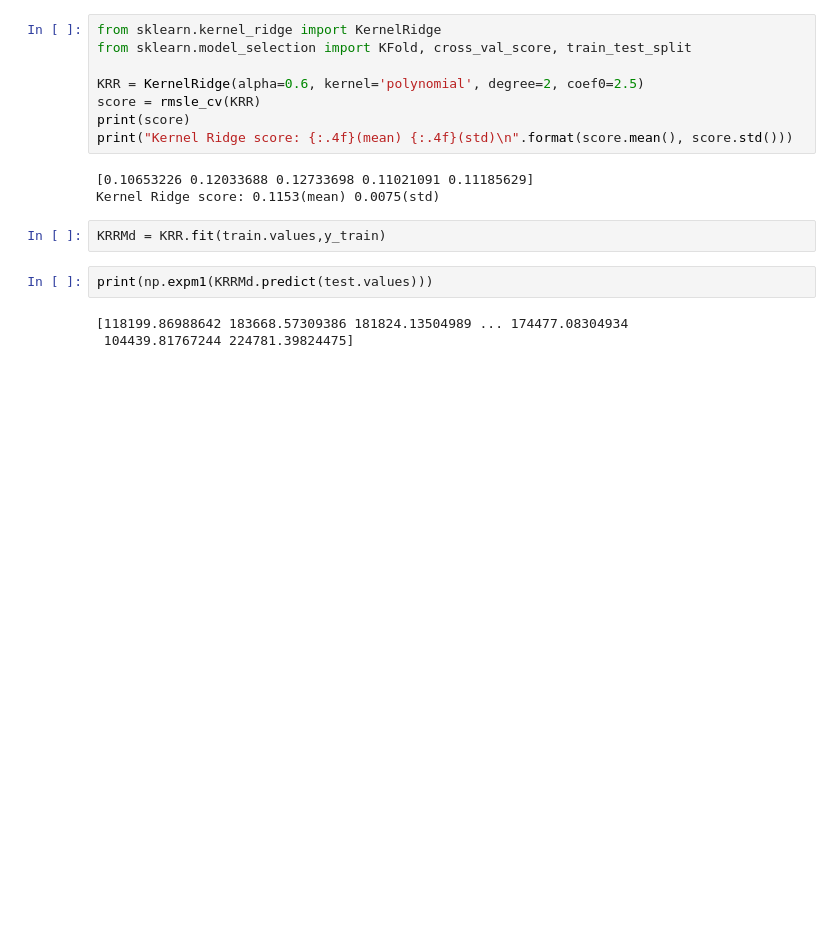
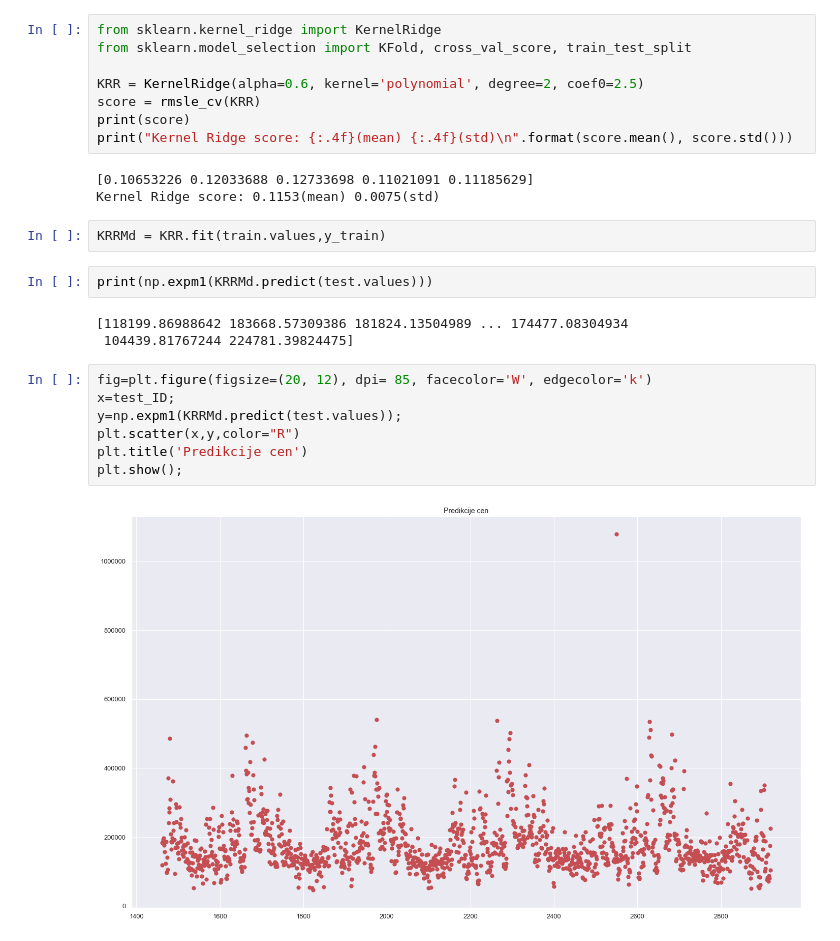
Before and after one commit to amadej10/PR19ASDBJCBZ, a Jupyter notebook: NapovedovanjeCen.ipynb, the cells around one changed output. Drawn from its saved outputs; the diff is of its cells as text; blank space fills up the shorter version.

```diff
--- a/PricePrediction.ipynb
+++ b/NapovedovanjeCen.ipynb
@@ -215,3 +215,12 @@ print(np.expm1(KRRMd.predict(test.values)))
 # %% [output]
 [118199.86988642 183668.57309386 181824.13504989 ... 174477.08304934
  104439.81767244 224781.39824475]
+# %%
+fig=plt.figure(figsize=(20, 12), dpi= 85, facecolor='W', edgecolor='k')
+x=test_ID;
+y=np.expm1(KRRMd.predict(test.values));
+plt.scatter(x,y,color="R")
+plt.title('Predikcije cen')
+plt.show();
+# %% [output]
+[figure, added]
```
Also changed, not shown: 1 other file.
